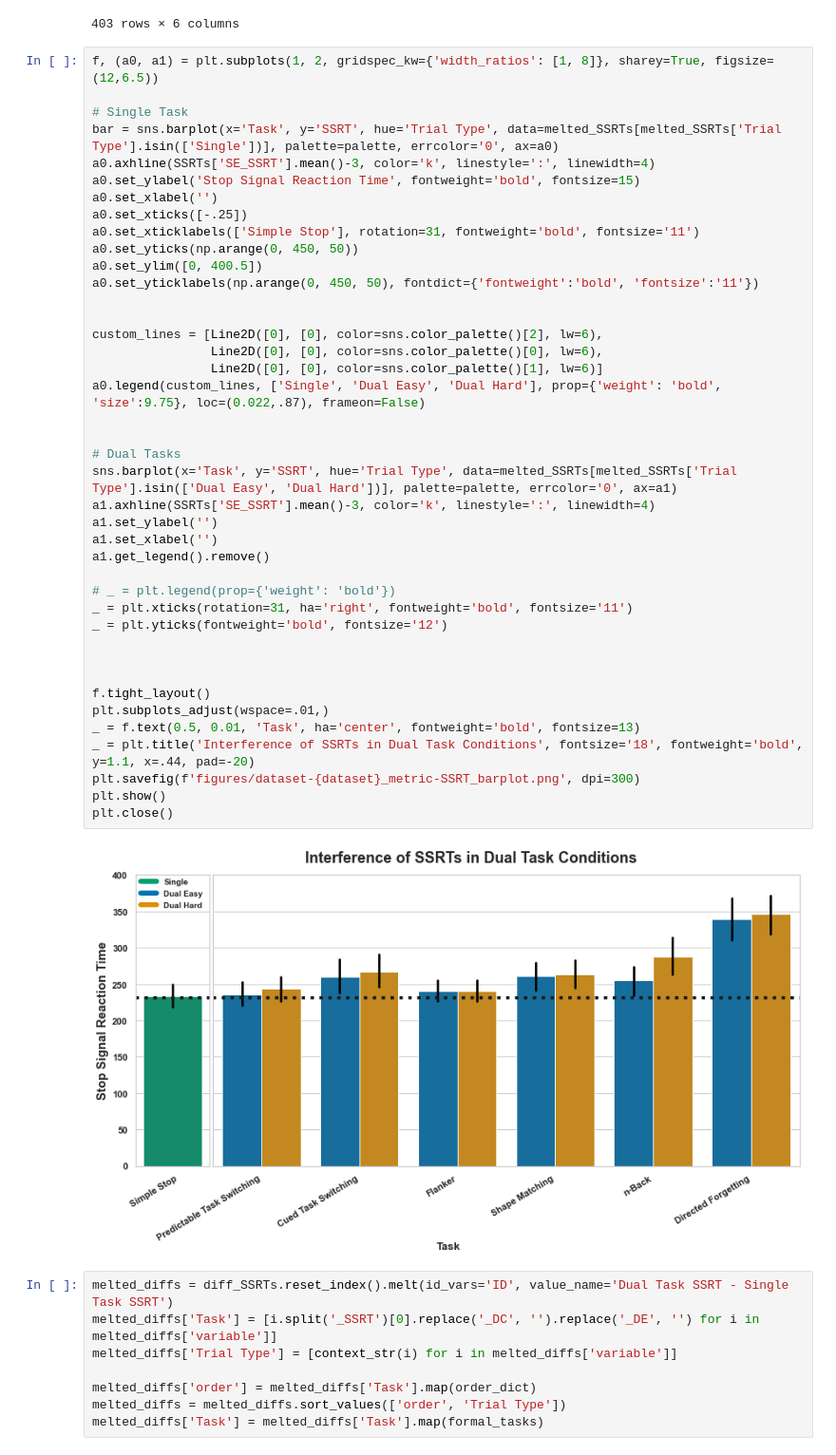
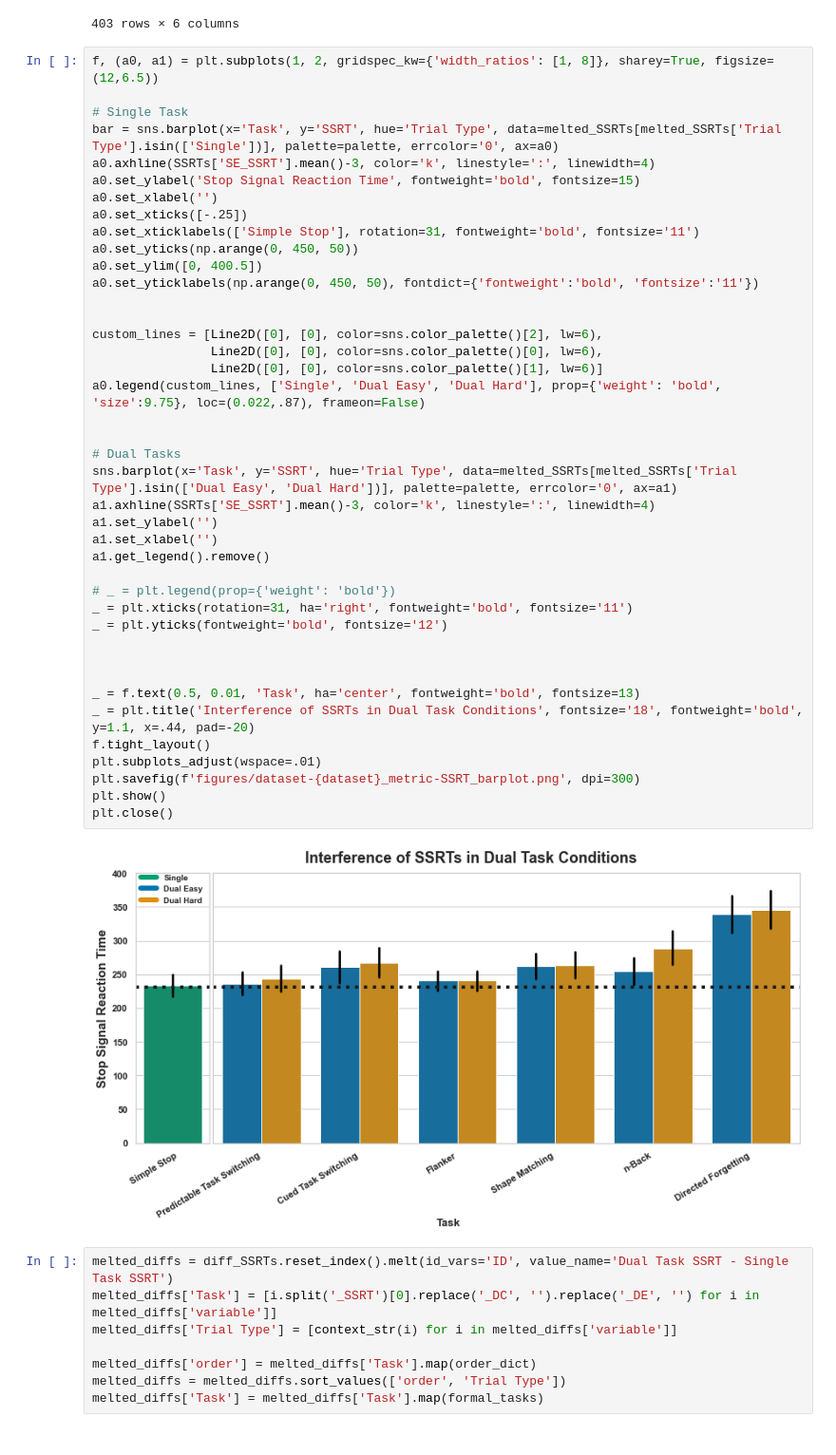
Before and after one commit to henrymj/mturk_dualStop_analysis, a Jupyter notebook: validation_analysis_dataset-discovery.ipynb, the cells around one changed output. Shown: that part at 95% size. Saved outputs shown, nothing was run; the diff lists cells and outputs as text.

```diff
--- a/validation_analysis_dataset-discovery.ipynb
+++ b/validation_analysis_dataset-discovery.ipynb
@@ -327,36 +327,36 @@ a0.set_xticklabels(['Simple Stop'], rotation=31, fontweight='bold', fontsize='11
 a0.set_yticks(np.arange(0, 450, 50))
 a0.set_ylim([0, 400.5])
 a0.set_yticklabels(np.arange(0, 450, 50), fontdict={'fontweight':'bold', 'fontsize':'11'})
 
 
 custom_lines = [Line2D([0], [0], color=sns.color_palette()[2], lw=6),
                 Line2D([0], [0], color=sns.color_palette()[0], lw=6),
                 Line2D([0], [0], color=sns.color_palette()[1], lw=6)]
 a0.legend(custom_lines, ['Single', 'Dual Easy', 'Dual Hard'], prop={'weight': 'bold', 'size':9.75}, loc=(0.022,.87), frameon=False)
 
 
 # Dual Tasks
 sns.barplot(x='Task', y='SSRT', hue='Trial Type', data=melted_SSRTs[melted_SSRTs['Trial Type'].isin(['Dual Easy', 'Dual Hard'])], palette=palette, errcolor='0', ax=a1)
 a1.axhline(SSRTs['SE_SSRT'].mean()-3, color='k', linestyle=':', linewidth=4)
 a1.set_ylabel('')
 a1.set_xlabel('')
 a1.get_legend().remove()
 
 # _ = plt.legend(prop={'weight': 'bold'})
 _ = plt.xticks(rotation=31, ha='right', fontweight='bold', fontsize='11')
 _ = plt.yticks(fontweight='bold', fontsize='12')
 
 
 
-f.tight_layout()
-plt.subplots_adjust(wspace=.01,)
 _ = f.text(0.5, 0.01, 'Task', ha='center', fontweight='bold', fontsize=13)
 _ = plt.title('Interference of SSRTs in Dual Task Conditions', fontsize='18', fontweight='bold',  y=1.1, x=.44, pad=-20)
+f.tight_layout()
+plt.subplots_adjust(wspace=.01)
 plt.savefig(f'figures/dataset-{dataset}_metric-SSRT_barplot.png', dpi=300)
 plt.show()
 plt.close()
 # %% [output]
-[figure, old version]
+[figure, new version]
 # %%
 melted_diffs = diff_SSRTs.reset_index().melt(id_vars='ID', value_name='Dual Task SSRT - Single Task SSRT')
 melted_diffs['Task'] = [i.split('_SSRT')[0].replace('_DC', '').replace('_DE', '') for i in melted_diffs['variable']]
```
Also changed, not shown: 8 other files.
